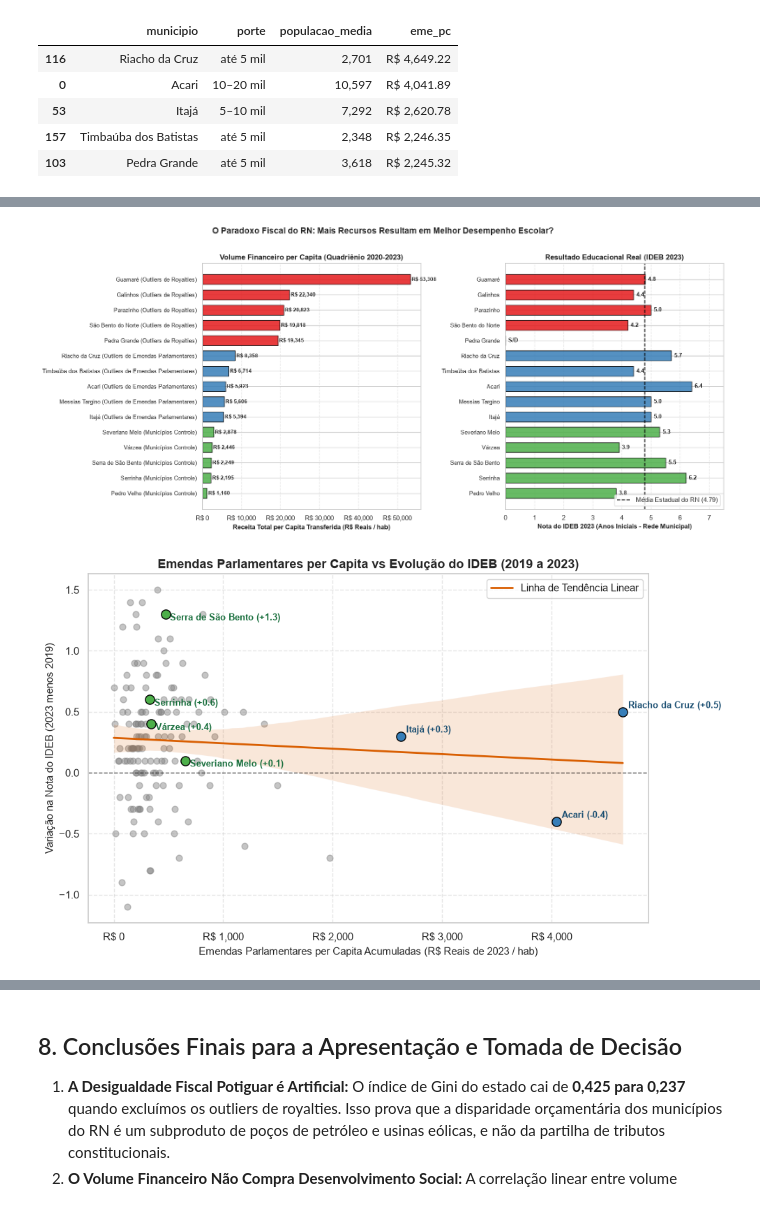
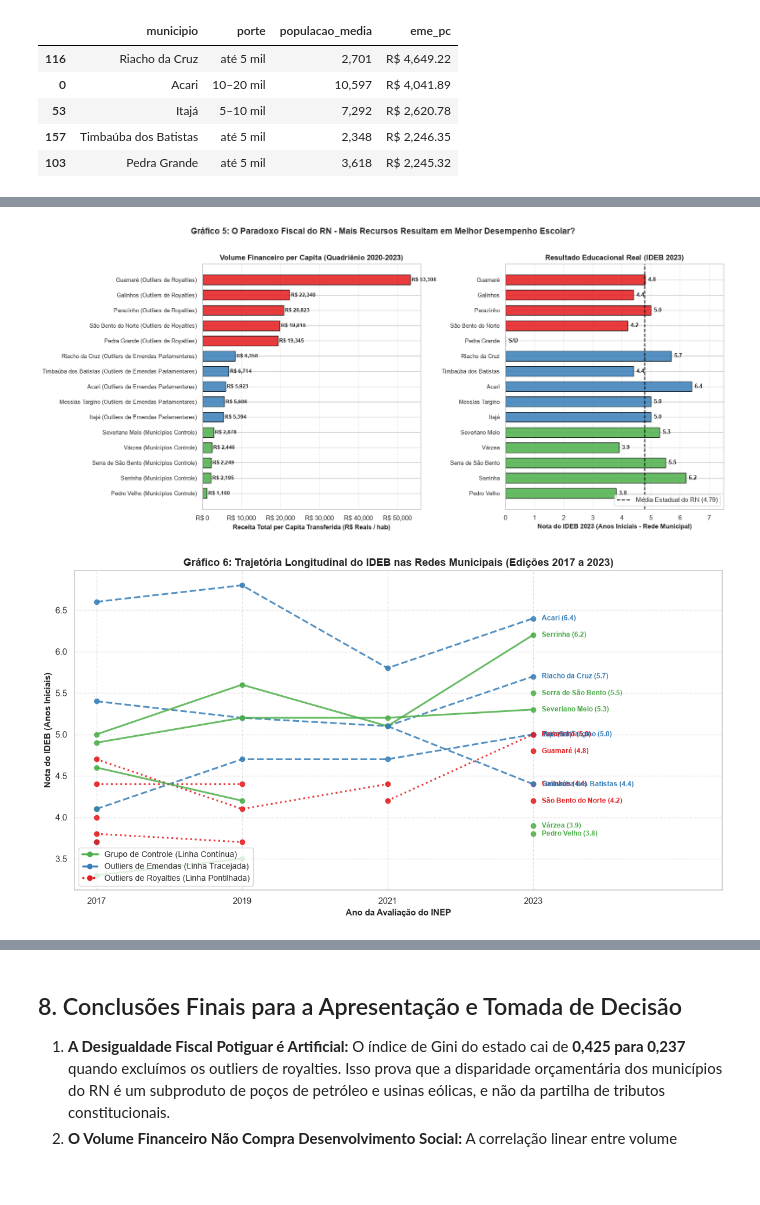
Before and after one commit to Renata-Nascimento/Projeto-U02-CD, a Jupyter notebook: notebooks/08_analise_outliers.ipynb, the cells around one changed output, grey strips where cells are left out. Drawn from its saved outputs; the diff is of its cells as text; code cells hidden in the pictures; blank space fills up the shorter version.

```diff
--- a/notebooks/08_analise_outliers.ipynb
+++ b/notebooks/08_analise_outliers.ipynb
@@ -324,82 +381,78 @@ Geramos os gráficos analíticos que confrontam o volume de dinheiro transferido
 # %%
-# 1. Gráfico Lado a Lado: Receita Total per capita vs Nota do IDEB 2023
-foco_cidades = outliers_royalties + outliers_emendas + controle_pequenas
+# GRÁFICO 5: Painel Duplo Comparativo de Barras Horizontais
 df_plot_soc = df_social[df_social["municipio"].isin(foco_cidades)].copy()
 df_plot_soc = df_plot_soc.sort_values(by=["grupo_analise", "c3_total_pc"], ascending=[True, False])
 
 fig, axes = plt.subplots(1, 2, figsize=(16, 7))
 
-cores_map = {
-    "1. Outliers de Royalties (Petróleo/Eólica)": "#e41a1c",
-    "2. Outliers de Emendas Parlamentares": "#377eb8",
-    "3. Municípios Controle (Baixa Alocação)": "#4daf4a"
-}
 cores = [cores_map[g] for g in df_plot_soc["grupo_analise"]]
 y_pos = np.arange(len(df_plot_soc))
 
-# Painel 1: Receita per capita acumulada
+# Painel 1: Receita Total per capita
 axes[0].barh(y_pos, df_plot_soc["c3_total_pc"], color=cores, alpha=0.85, edgecolor="black", height=0.65)
 axes[0].set_yticks(y_pos)
 axes[0].set_yticklabels([f"{row['municipio']} ({row['grupo_analise'].split('.')[1].strip().split('(')[0].strip()})" for _, row in df_plot_soc.iterrows()], fontsize=9.5)
 axes[0].invert_yaxis()
 axes[0].set_xlabel("Receita Total per Capita Transferida (R$ Reais / hab)", fontsize=11, fontweight="bold")
 axes[0].set_title("Volume Financeiro per Capita (Quadriênio 2020-2023)", fontsize=12, fontweight="bold")
 axes[0].xaxis.set_major_formatter(ticker.StrMethodFormatter("R$ {x:,.0f}"))
 axes[0].grid(axis="x", linestyle="--", alpha=0.5)
 
 for i, (_, row) in enumerate(df_plot_soc.iterrows()):
     val = row["c3_total_pc"]
     axes[0].text(val + 350, i, f"R$ {val:,.0f}", va="center", fontsize=8.5, fontweight="bold")
 
 # Painel 2: IDEB 2023 Real
 ideb_vals = df_plot_soc["ai_2023"].fillna(0)
 axes[1].barh(y_pos, ideb_vals, color=cores, alpha=0.85, edgecolor="black", height=0.65)
 axes[1].set_yticks(y_pos)
 axes[1].set_yticklabels([row["municipio"] for _, row in df_plot_soc.iterrows()], fontsize=9.5)
 axes[1].invert_yaxis()
 axes[1].set_xlabel("Nota do IDEB 2023 (Anos Iniciais - Rede Municipal)", fontsize=11, fontweight="bold")
 axes[1].set_title("Resultado Educacional Real (IDEB 2023)", fontsize=12, fontweight="bold")
-media_rn_ideb = df_social["ai_2023"].mean()
-axes[1].axvline(x=media_rn_ideb, color="black", linestyle="--", lw=1.5, label=f"Média Estadual do RN ({media_rn_ideb:.2f})")
+axes[1].axvline(x=media_ideb, color="black", linestyle="--", lw=1.5, label=f"Média Estadual do RN ({media_ideb:.2f})")
 axes[1].grid(axis="x", linestyle="--", alpha=0.5)
 axes[1].set_xlim(0, 7.5)
 axes[1].legend(loc="lower right", frameon=True)
 
 for i, (_, row) in enumerate(df_plot_soc.iterrows()):
     val = row["ai_2023"]
     txt = f"{val:.1f}" if pd.notna(val) and val > 0 else "S/D"
     axes[1].text((val if pd.notna(val) else 0) + 0.1, i, txt, va="center", fontsize=9, fontweight="bold")
 
-plt.suptitle("O Paradoxo Fiscal do RN: Mais Recursos Resultam em Melhor Desempenho Escolar?", fontsize=14, fontweight="bold", y=1.02)
+plt.suptitle("Gráfico 5: O Paradoxo Fiscal do RN - Mais Recursos Resultam em Melhor Desempenho Escolar?", fontsize=14, fontweight="bold", y=1.02)
 plt.tight_layout()
 plt.show()
-
-# 2. Gráfico de Dispersão: Emendas per Capita vs Evolução do IDEB (2019-2023)
-fig, ax = plt.subplots(figsize=(10, 6))
-
-sns.regplot(data=df_social, x="eme_pc", y="delta_ideb",
-            scatter_kws={"alpha": 0.45, "color": "#7f7f7f", "s": 40},
-            line_kws={"color": "#d95f02", "lw": 2, "label": "Linha de Tendência Linear"}, ax=ax)
-
-for _, r in df_plot_soc[df_plot_soc["grupo_analise"].str.contains("Emendas")].iterrows():
-    ax.scatter(r["eme_pc"], r["delta_ideb"], color="#377eb8", s=90, zorder=5, edgecolor="black")
-    ax.text(r["eme_pc"] + 50, r["delta_ideb"] + 0.03, f"{r['municipio']} ({r['delta_ideb']:+.1f})", fontsize=9, fontweight="bold", color="#1b4f72")
-
-for _, r in df_plot_soc[df_plot_soc["grupo_analise"].str.contains("Controle")].iterrows():
-    if pd.notna(r["delta_ideb"]):
-        ax.scatter(r["eme_pc"], r["delta_ideb"], color="#4daf4a", s=90, zorder=5, edgecolor="black")
-        ax.text(r["eme_pc"] + 40, r["delta_ideb"] - 0.05, f"{r['municipio']} ({r['delta_ideb']:+.1f})", fontsize=9, fontweight="bold", color="#196f3d")
-
-ax.set_title("Emendas Parlamentares per Capita vs Evolução do IDEB (2019 a 2023)", fontsize=13, fontweight="bold")
-ax.set_xlabel("Emendas Parlamentares per Capita Acumuladas (R$ Reais de 2023 / hab)", fontsize=11)
-ax.set_ylabel("Variação na Nota do IDEB (2023 menos 2019)", fontsize=11)
-ax.xaxis.set_major_formatter(ticker.StrMethodFormatter("R$ {x:,.0f}"))
-ax.axhline(0, color="black", linestyle="--", alpha=0.6, lw=1)
-ax.grid(True, linestyle="--", alpha=0.5)
-ax.legend(frameon=True, loc="upper right")
-
-plt.tight_layout()
-plt.show()
 # %% [output]
-[figure, old version]
+[figure, new version]
-[figure, removed]
+# %%
+# GRÁFICO 6: Slopegraph da Trajetória Longitudinal do IDEB (2017 a 2023)
+fig, ax = plt.subplots(figsize=(12, 6.5))
+anos = ["2017", "2019", "2021", "2023"]
+cols_anos = ["ai_2017", "ai_2019", "ai_2021", "ai_2023"]
+
+for _, r in df_foco_soc.iterrows():
+    vals = [r[c] for c in cols_anos]
+    cor = cores_map[r["grupo_analise"]]
+    ls = "-" if "Controle" in r["grupo_analise"] else ("--" if "Emendas" in r["grupo_analise"] else ":")
+    ax.plot(anos, vals, marker="o", color=cor, linestyle=ls, lw=2.2, alpha=0.85)
+    ultimo_val = vals[-1]
+    if pd.notna(ultimo_val):
+        ax.text(3.06, ultimo_val, f"{r['municipio']} ({ultimo_val:.1f})", fontsize=8.5, va="center", color=cor, fontweight="bold")
+
+# Legenda customizada de estilos
+ax.plot([], [], color="#4daf4a", linestyle="-", lw=2.5, marker="o", label="Grupo de Controle (Linha Contínua)")
+ax.plot([], [], color="#377eb8", linestyle="--", lw=2.5, marker="o", label="Outliers de Emendas (Linha Tracejada)")
+ax.plot([], [], color="#e41a1c", linestyle=":", lw=2.5, marker="o", label="Outliers de Royalties (Linha Pontilhada)")
+
+ax.set_title("Gráfico 6: Trajetória Longitudinal do IDEB nas Redes Municipais (Edições 2017 a 2023)", fontsize=13, fontweight="bold")
+ax.set_xlabel("Ano da Avaliação do INEP", fontsize=11, fontweight="bold")
+ax.set_ylabel("Nota do IDEB (Anos Iniciais)", fontsize=11, fontweight="bold")
+ax.grid(True, linestyle="--", alpha=0.5)
+ax.set_xlim(-0.15, 4.3)
+ax.legend(frameon=True, loc="lower left", fontsize=10)
+
+plt.tight_layout()
+plt.show()
+# %% [output]
+[figure, added]
```
Also changed, not shown: parts of 20 cells of this notebook.
